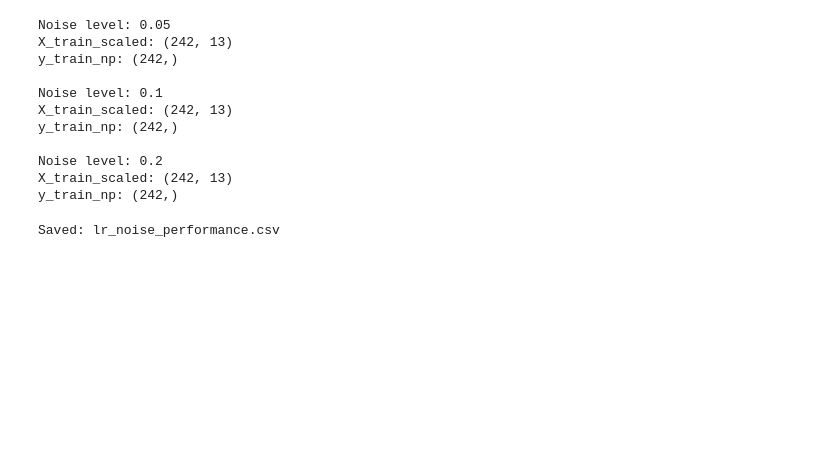
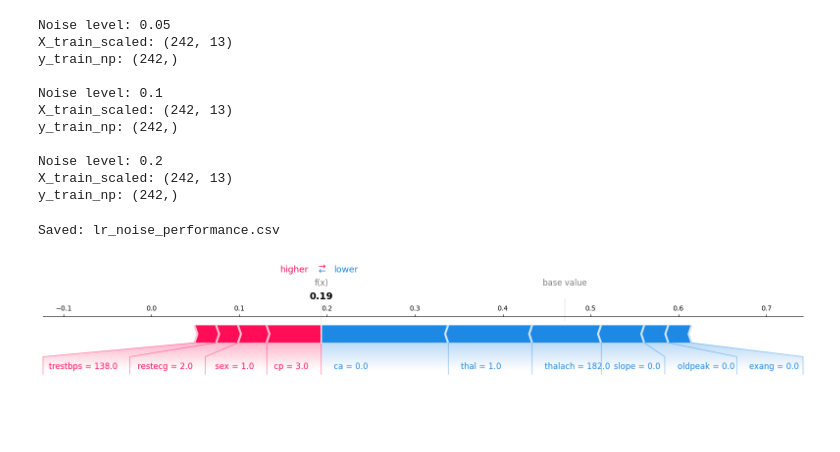
Before and after one commit to ianurag100x/ML-Interoperability-vs-Accuracy, a Jupyter notebook: 03_data_quality_degradation_noise.ipynb, the cells around one changed output. Drawn from its saved outputs; the diff is of its cells as text; code cells hidden in the pictures; blank space fills up the shorter version.

Commit message:
Instance shap plot added

```diff
--- a/03_data_quality_degradation_noise.ipynb
+++ b/03_data_quality_degradation_noise.ipynb
@@ -7,7 +7,7 @@ from sklearn.preprocessing import StandardScaler
 from sklearn.linear_model import LogisticRegression
 from sklearn.metrics import accuracy_score, f1_score, roc_auc_score
 # %%
-df = pd.read_csv("./heart_clean.csv")
+df = pd.read_csv("./dataset/heart_clean.csv")
 
 X = df.drop("target", axis=1)
 y = df["target"]
@@ -127,3 +127,41 @@ results_df.to_csv(
 print("Saved: lr_noise_performance.csv")
 # %% [output]
 Saved: lr_noise_performance.csv
+# %%
+#Instance based Test
+
+instance_idx = 0
+
+import shap
+import matplotlib.pyplot as plt
+
+
+
+# Scale test data using baseline scaler
+x_test_scaled_clean = scaler.transform(x_test_np)
+
+def predict_clean(X):
+    return model.predict_proba(X)[:, 1]
+
+# Background for Kernel SHAP
+background = shap.sample(
+    scaler.transform(x_train_np),
+    50,
+    random_state=42
+)
+
+explainer_clean = shap.KernelExplainer(
+    predict_clean,
+    background
+)
+
+shap_values_clean = explainer_clean.shap_values(x_test_scaled_clean)
+# %%
+shap.force_plot(
+    explainer_clean.expected_value,
+    shap_values_clean[instance_idx],
+    x_test.iloc[instance_idx],
+    matplotlib=True
+)
+# %% [output]
+[figure, added]
```
Also changed, not shown: parts of 3 cells of this notebook, 7 other files.
